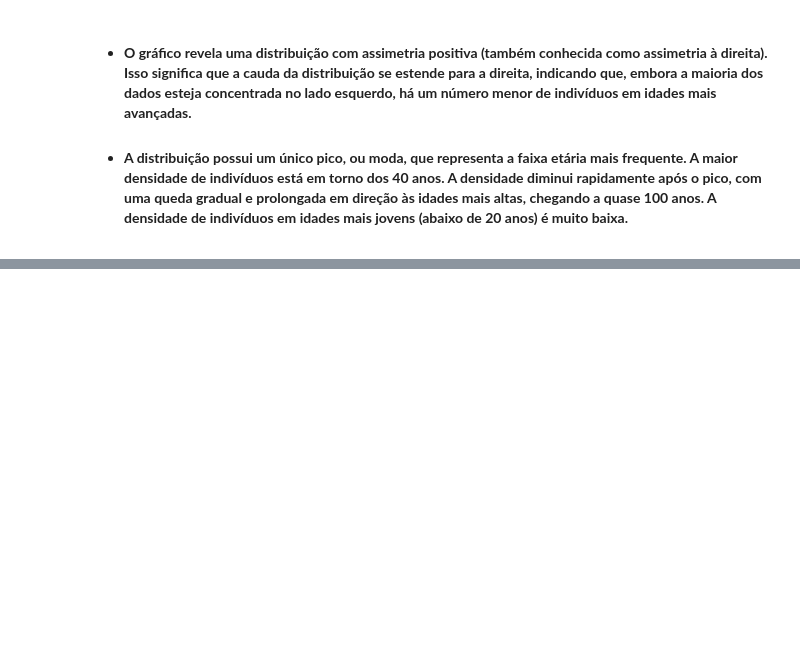
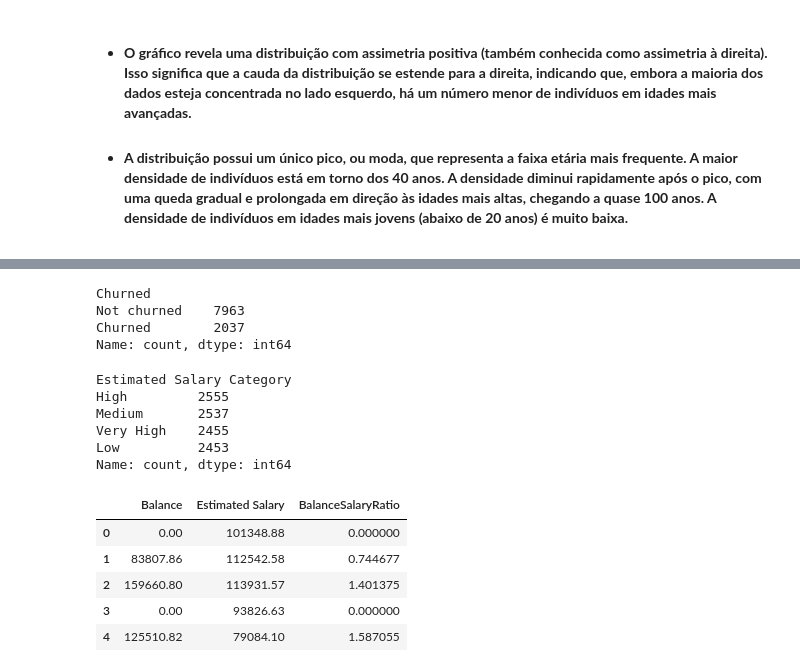
Before and after one commit to mfnogueira/banck_churn_prediction, a Jupyter notebook: estudo.ipynb, the cells around one changed output, grey strips where cells are left out. Drawn from its saved outputs; the diff is of its cells as text; code cells hidden in the pictures; blank space fills up the shorter version.

```diff
--- a/estudo.ipynb
+++ b/estudo.ipynb
@@ -182,0 +270,14 @@ plt.show()
+# %%
+def categorize_credit(score):
+    if score < 580:
+        return 'Poor'
+    elif score < 670:
+        return 'Fair'
+    elif score < 740:
+        return 'Good'
+    elif score < 800:
+        return 'Very Good'
+    else:
+        return 'Exceptional'
+
+df['Credit Score Category'] = df['Credit Score'].apply(categorize_credit)
@@ -182,0 +294,48 @@ plt.show()
+# %%
+def Churned(exit):
+    exit = int(exit)
+    if exit == 1:
+        return 'Churned'
+    else:
+        return 'Not churned'
+
+df['Churned'] = df['Churned'].apply(lambda x: Churned(x))
+# %%
+df['Churned'].value_counts()
+# %% [output]
+Churned
+Not churned    7963
+Churned        2037
+Name: count, dtype: int64
+# %%
+def category_Estimated_Salary(Salary):
+    if Salary < 50000:
+        return 'Low'
+    elif Salary < 100000:
+        return 'Medium'
+    elif Salary < 150000:
+        return 'High'
+    else:
+        return 'Very High'
+
+df['Estimated Salary Category'] = df['Estimated Salary'].apply(category_Estimated_Salary)
+# %%
+df['Estimated Salary Category'].value_counts()
+# %% [output]
+Estimated Salary Category
+High         2555
+Medium       2537
+Very High    2455
+Low          2453
+Name: count, dtype: int64
+# %%
+df['BalanceSalaryRatio'] = df['Balance'] / df['Estimated Salary']
+# %%
+df[['Balance', 'Estimated Salary', 'BalanceSalaryRatio']].head()
+# %% [output]
+|  | Balance | Estimated Salary | BalanceSalaryRatio |
+| 0 | 0.00 | 101348.88 | 0.000000 |
+| 1 | 83807.86 | 112542.58 | 0.744677 |
+| 2 | 159660.80 | 113931.57 | 1.401375 |
+| 3 | 0.00 | 93826.63 | 0.000000 |
+| 4 | 125510.82 | 79084.10 | 1.587055 |
```
Also changed, not shown: parts of 16 cells of this notebook.
